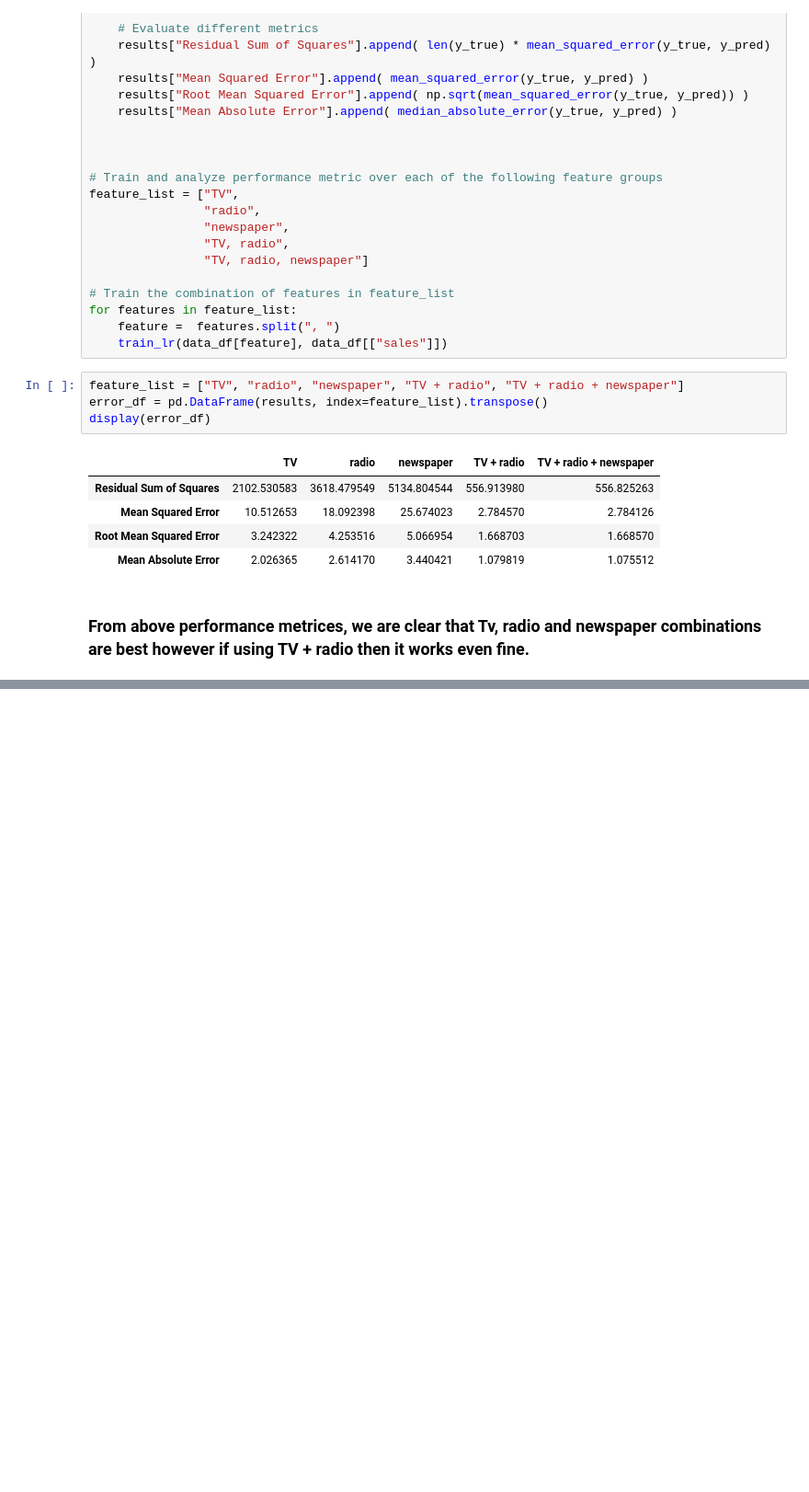
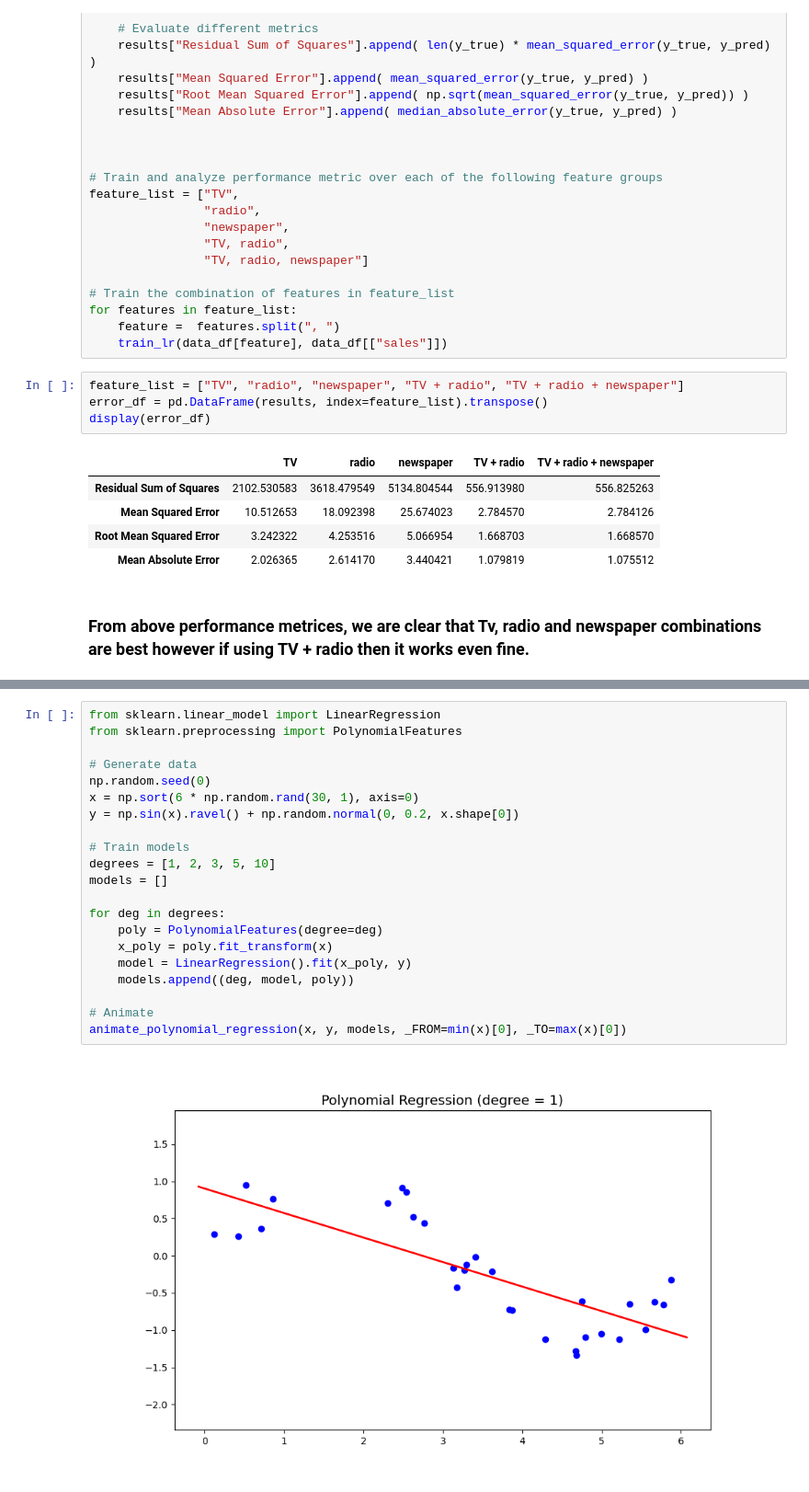
Before and after one commit to kar137/Machine-Learning-Portfolio, a Jupyter notebook: notebooks/Regression.ipynb, the cells around one changed output, grey strips where cells are left out. Shown: that part at 92% size. Cells and saved outputs as stored; diff of their text form; blank space fills up the shorter version.

Commit message:
Implement: Polynomial regression

```diff
--- a/notebooks/Linearregression.ipynb
+++ b/notebooks/Regression.ipynb
@@ -189,0 +239,23 @@ display(error_df)
+# %%
+from sklearn.linear_model import LinearRegression
+from sklearn.preprocessing import PolynomialFeatures
+
+# Generate data
+np.random.seed(0)
+x = np.sort(6 * np.random.rand(30, 1), axis=0)
+y = np.sin(x).ravel() + np.random.normal(0, 0.2, x.shape[0])
+
+# Train models
+degrees = [1, 2, 3, 5, 10]
+models = []
+
+for deg in degrees:
+    poly = PolynomialFeatures(degree=deg)
+    x_poly = poly.fit_transform(x)
+    model = LinearRegression().fit(x_poly, y)
+    models.append((deg, model, poly))
+
+# Animate
+animate_polynomial_regression(x, y, models, _FROM=min(x)[0], _TO=max(x)[0])
+# %% [output]
+[figure, added]
```
Also changed, not shown: parts of 2 cells of this notebook, 1 other file.
